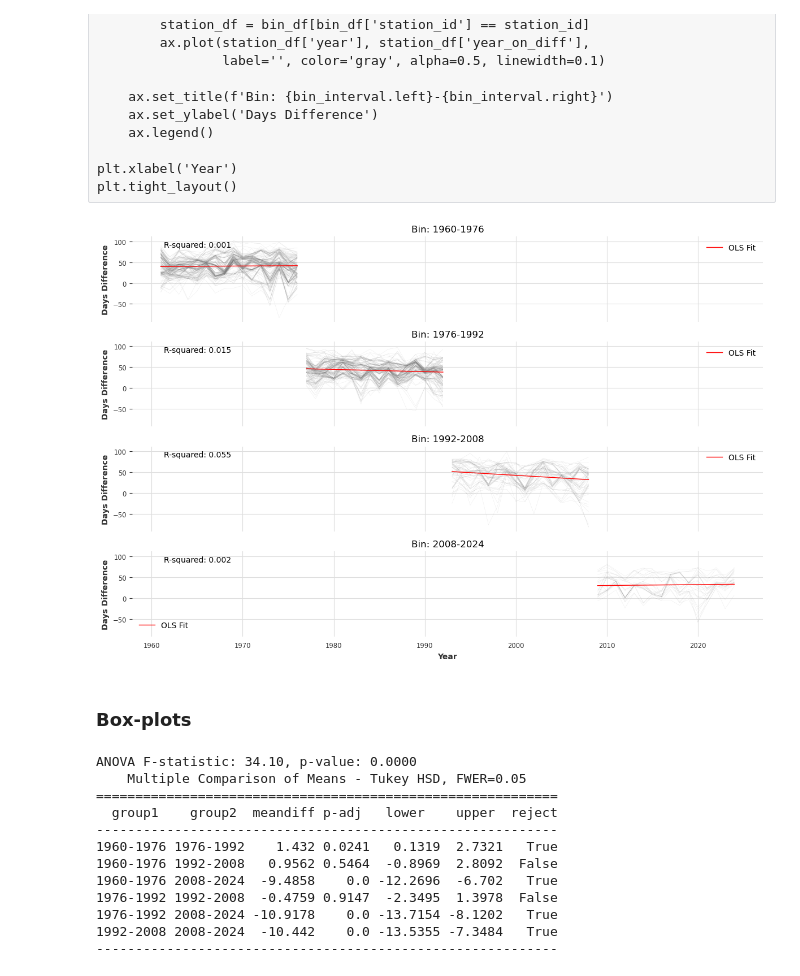
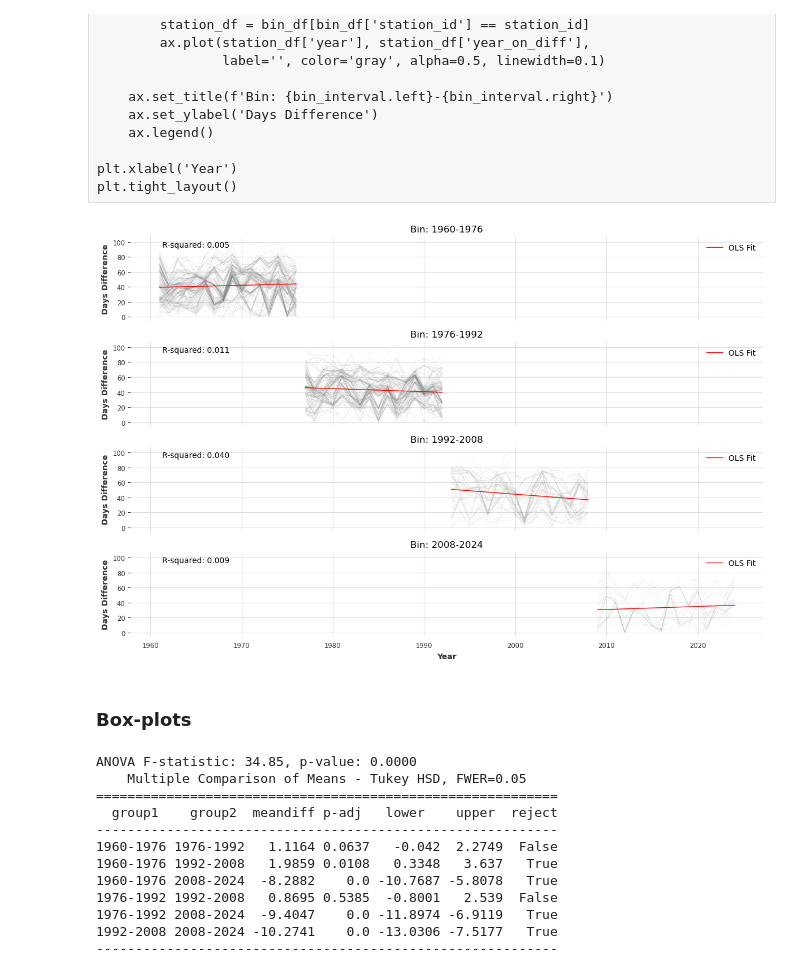
Before and after one commit to Eruveoo/Ice_cover_duration_project, a Jupyter notebook: Darts/era5lakes-darts-ice-multivar-to-trend.ipynb, the cells around one changed output. Drawn from its saved outputs; the diff is of its cells as text; code cells hidden in the pictures.

```diff
--- a/Darts/era5lakes-darts-ice-multivar-to-trend.ipynb
+++ b/Darts/era5lakes-darts-ice-multivar-to-trend.ipynb
@@ -40,5 +51,5 @@ lakes = pyreadr.read_r('../Data/ltbl_ice.rds')[None]
 fs_lakes = set(lakes.loc[lakes['lon_wgs84'] > 0, 'station_id'].unique())
 fin_lakes = set(lakes.loc[lakes['country'] == 'FI', 'station_id'].unique())
 # %%
-df = df.loc[df['station_id'].isin(fs_lakes), :]
+era = era.loc[era['station_id'].isin(fs_lakes), :]
 # %% [markdown]
@@ -57,8 +68,8 @@ ice = ice.loc[ice['station_id'].isin(fs_lakes), :]
 ice = ice[ice[['ice_on', 'ice_off']].notnull().all(axis=1)]
 
 # cut to same dates as in era and subset to same stations
-ice = ice.loc[ice['ice_on'] >= df['date'].min(), :]
-ice = ice.loc[ice['ice_off'] <= df['date'].max(), :]
+ice = ice.loc[ice['ice_on'] >= era['date'].min(), :]
+ice = ice.loc[ice['ice_off'] <= era['date'].max(), :]
 # %% [markdown]
 ### Group all time series by 4 year period bins and keep complete only
 # %%
@@ -113,5 +124,8 @@ print(n_complete)
 {Interval(1960, 1976, closed='right'): 241, Interval(1976, 1992, closed='right'): 220, Interval(1992, 2008, closed='right'): 74, Interval(2008, 2024, closed='right'): 28}
 # %%
 ice = pd.concat(complete_groups)
+# %%
+ice['ice_on'] = pd.to_datetime(ice['ice_on'], format='%Y')
+ice['ice_off'] = pd.to_datetime(ice['ice_off'], format='%Y')
 # %% [markdown]
 #### Plot
@@ -118,3 +160,17 @@ ice = pd.concat(complete_groups)
 # %%
-ice['year_on_diff'] = (pd.to_datetime(ice['year'], format='%Y') - pd.to_datetime(ice['ice_on'])).dt.days
-ice
+before_april = ice['ice_on'].dt.month < 4
+
+ice['jan_1_current_year'] = pd.to_datetime(ice['ice_on'].dt.year.astype(str) + '-01-01')
+ice['jan_1_next_year'] = pd.to_datetime((ice['ice_on'].dt.year + 1).astype(str) + '-01-01')
+
+ice['distance_to_jan_1'] = np.where(
+    before_april,
+    (ice['ice_on'] - ice['jan_1_current_year']).dt.days,
+    (ice['jan_1_next_year'] - ice['ice_on']).dt.days
+)
+
+# Drop intermediate columns if not needed
+ice.drop(columns=['jan_1_current_year', 'jan_1_next_year'], inplace=True)
+
+# ice['year_on_diff'] = (pd.to_datetime(ice['ice_on'], format='%Y') - pd.to_datetime(ice['ice_on'])).dt.days
+# ice
@@ -165,55 +228,50 @@ for i, bin_interval in enumerate(bins):
         station_df = bin_df[bin_df['station_id'] == station_id]
 
         # plot data
-        ax.plot(station_df['year'], station_df['year_on_diff'],
+        ax.plot(station_df['year'], station_df['distance_to_jan_1'],
                 label='', color='gray', alpha=0.5, linewidth=0.1)
 
     # Make and plot OLS model
 
     # Prepare data for regression
     X = bin_df['year'].values
-    y = bin_df['year_on_diff'].values
+    y = bin_df['distance_to_jan_1'].values
 
     # Add constant and squared term for polynomial regression
     # X = sm.add_constant(np.column_stack((X, X**2)))
     X = sm.add_constant(X)
 
     # Fit the model
     model = sm.OLS(y, X).fit()
 
     # Generate predictions
     x_smooth = np.linspace(X[:, 1].min(), X[:, 1].max(), 100)
     # X_pred = sm.add_constant(np.column_stack((x_smooth, x_smooth**2)))
     X_pred = sm.add_constant(x_smooth)
     y_pred = model.predict(X_pred)
 
     ax.plot(x_smooth, y_pred, color='red', linewidth=1,
             label='OLS Fit')
 
     # Add R-squared value to the plot
     ax.text(0.05, 0.95, f'R-squared: {model.rsquared:.3f}',
             transform=ax.transAxes,
             verticalalignment='top')
 
 
     ax.set_title(f'Bin: {bin_interval.left}-{bin_interval.right}')
     ax.set_ylabel('Days Difference')
     ax.legend()
 
 plt.xlabel('Year')
 plt.tight_layout()
 # %% [output]
-[figure, old version]
+[figure, new version]
 # %% [markdown]
 ### Box-plots
 # %%
-import pandas as pd
-import matplotlib.pyplot as plt
-from scipy.stats import f_oneway
-from statsmodels.stats.multicomp import pairwise_tukeyhsd
-
 # Group data by bins
-box_data = [ice[ice['bin'] == bin_interval]['year_on_diff'] for bin_interval in bins]
+box_data = [ice[ice['bin'] == bin_interval]['distance_to_jan_1'] for bin_interval in bins]
 
 # Perform one-way ANOVA
 f_stat, p_value = f_oneway(*box_data)
@@ -223,11 +281,11 @@ print(f"ANOVA F-statistic: {f_stat:.2f}, p-value: {p_value:.4f}")
 if p_value < 0.05:
     # Create a DataFrame for Tukey's HSD
     tukey_data = pd.DataFrame({
-        'year_on_diff': ice['year_on_diff'],
+        'distance_to_jan_1': ice['distance_to_jan_1'],
         'bin': ice['bin'].apply(lambda x: f'{x.left}-{x.right}')
     })
 
-    tukey_result = pairwise_tukeyhsd(tukey_data['year_on_diff'], tukey_data['bin'])
+    tukey_result = pairwise_tukeyhsd(tukey_data['distance_to_jan_1'], tukey_data['bin'])
     print(tukey_result)
 
     # Extract group labels from Tukey's HSD results
@@ -236,15 +294,15 @@ else:
     print("No significant differences found between groups.")
     group_labels = {f'{bin_interval.left}-{bin_interval.right}': 'a' for bin_interval in bins}
 # %% [output]
-ANOVA F-statistic: 34.10, p-value: 0.0000
+ANOVA F-statistic: 34.85, p-value: 0.0000
     Multiple Comparison of Means - Tukey HSD, FWER=0.05
 ===========================================================
   group1    group2  meandiff p-adj   lower    upper  reject
 -----------------------------------------------------------
-1960-1976 1976-1992    1.432 0.0241   0.1319  2.7321   True
-1960-1976 1992-2008   0.9562 0.5464  -0.8969  2.8092  False
-1960-1976 2008-2024  -9.4858    0.0 -12.2696  -6.702   True
-1976-1992 1992-2008  -0.4759 0.9147  -2.3495  1.3978  False
-1976-1992 2008-2024 -10.9178    0.0 -13.7154 -8.1202   True
-1992-2008 2008-2024  -10.442    0.0 -13.5355 -7.3484   True
+1960-1976 1976-1992   1.1164 0.0637   -0.042  2.2749  False
+1960-1976 1992-2008   1.9859 0.0108   0.3348   3.637   True
+1960-1976 2008-2024  -8.2882    0.0 -10.7687 -5.8078   True
+1976-1992 1992-2008   0.8695 0.5385  -0.8001   2.539  False
+1976-1992 2008-2024  -9.4047    0.0 -11.8974 -6.9119   True
+1992-2008 2008-2024 -10.2741    0.0 -13.0306 -7.5177   True
 -----------------------------------------------------------
```
Also changed, not shown: parts of 42 cells of this notebook, 1 other file.
